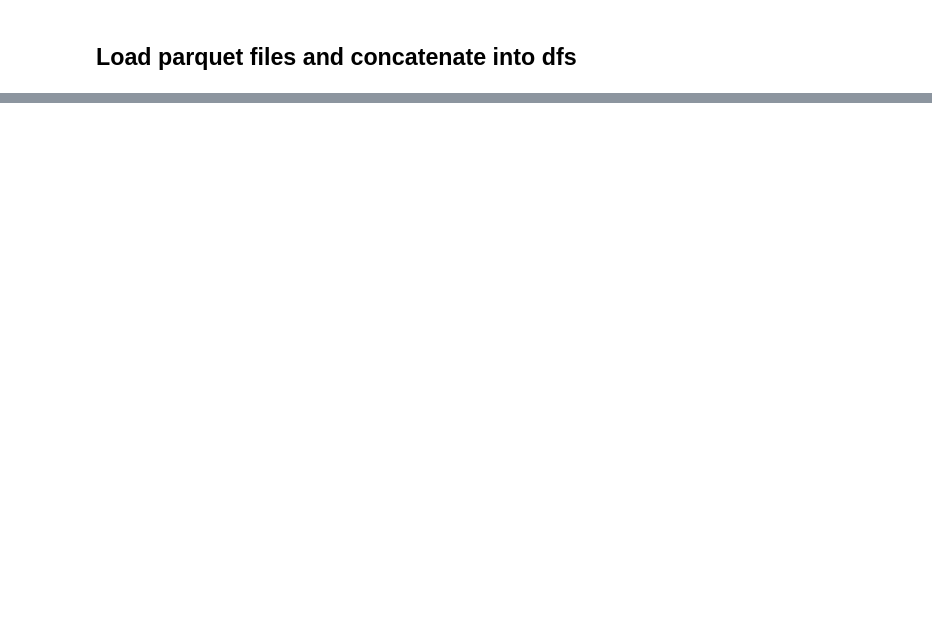
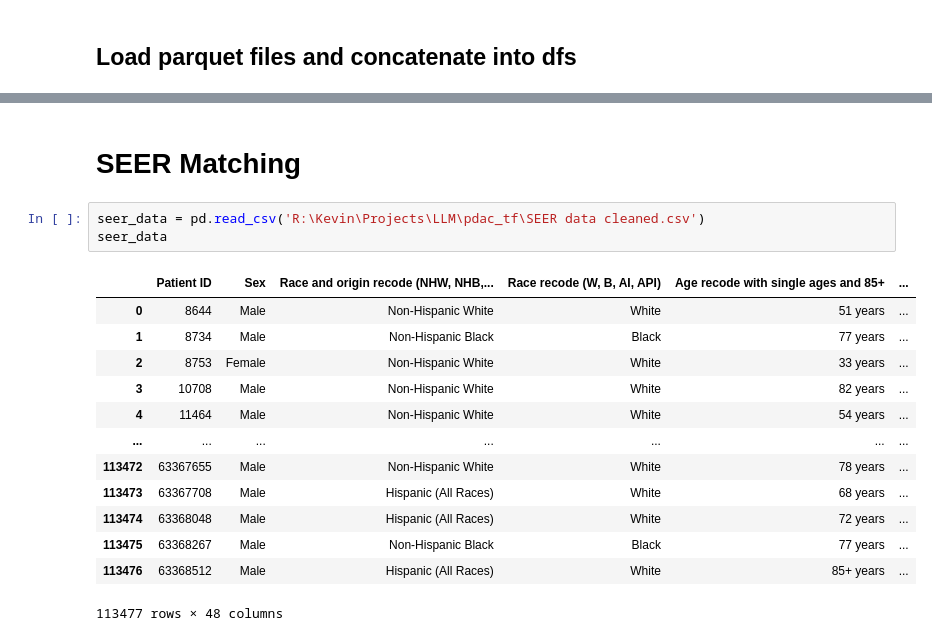
Before and after one commit to jp4147/SEER-synthetic-data, a Jupyter notebook: gastric_cancer_cases.ipynb, the cells around one changed output, grey strips where cells are left out. Saved outputs shown, nothing was run; the diff lists cells and outputs as text; blank space fills up the shorter version.

Commit message:
Adding SEER matching analysis for gastric patients

```diff
--- a/gastric_cancer_cases.ipynb
+++ b/gastric_cancer_cases.ipynb
@@ -173,3 +324,22 @@ with open(pickle_file_path, "wb") as pickle_file:
 print(f"Patient data has been saved to {pickle_file_path}")
 # %% [output]
 Patient data has been saved to gastric_patient_data.pkl
+# %% [markdown]
+# SEER Matching
+# %%
+seer_data = pd.read_csv('R:\Kevin\Projects\LLM\pdac_tf\SEER data cleaned.csv')
+seer_data
+# %% [output]
+|  | Patient ID | Sex | Race and origin recode (NHW, NHB,... | Race recode (W, B, AI, API) | Age recode with single ages and 85+ | ... |
+| 0 | 8644 | Male | Non-Hispanic White | White | 51 years | ... |
+| 1 | 8734 | Male | Non-Hispanic Black | Black | 77 years | ... |
+| 2 | 8753 | Female | Non-Hispanic White | White | 33 years | ... |
+| 3 | 10708 | Male | Non-Hispanic White | White | 82 years | ... |
+| 4 | 11464 | Male | Non-Hispanic White | White | 54 years | ... |
+| ... | ... | ... | ... | ... | ... | ... |
+| 113472 | 63367655 | Male | Non-Hispanic White | White | 78 years | ... |
+| 113473 | 63367708 | Male | Hispanic (All Races) | White | 68 years | ... |
+| 113474 | 63368048 | Male | Hispanic (All Races) | White | 72 years | ... |
+| 113475 | 63368267 | Male | Non-Hispanic Black | Black | 77 years | ... |
+| 113476 | 63368512 | Male | Hispanic (All Races) | White | 85+ years | ... |
+113477 rows × 48 columns
```
Also changed, not shown: parts of 19 cells of this notebook, 1 other file.
